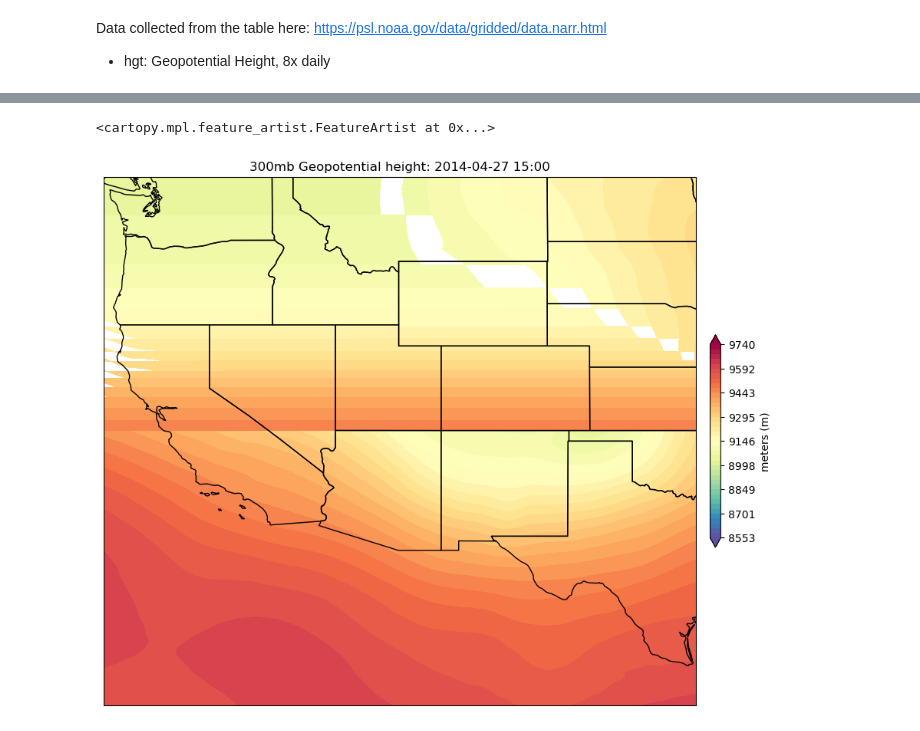
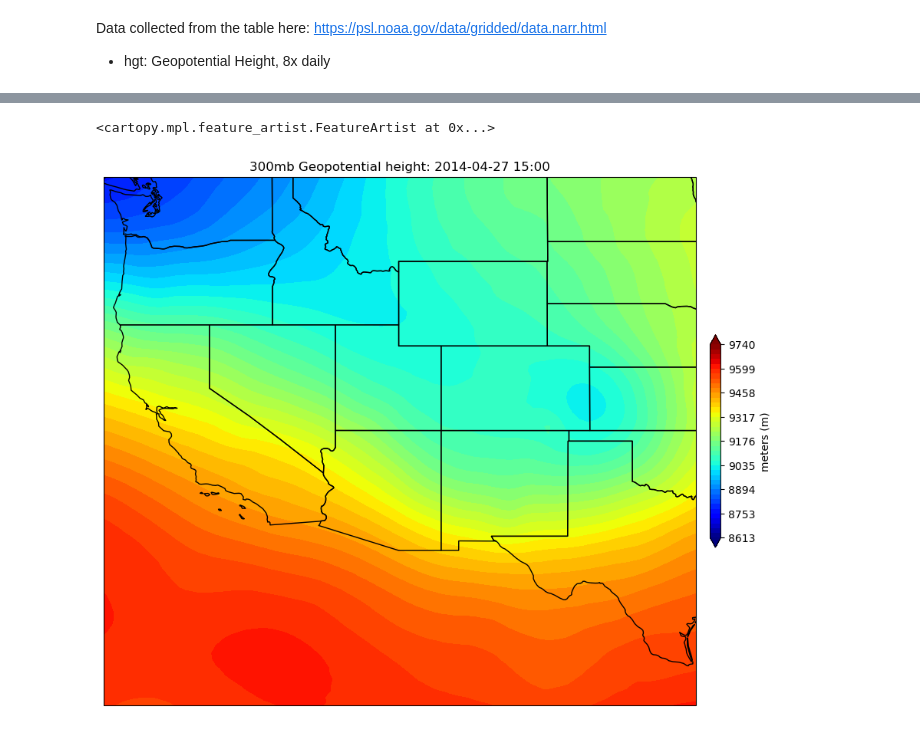
Before and after one commit to jesseturner/Dust_Plumes, a Jupyter notebook: Case_Study.ipynb, the cells around one changed output, grey strips where cells are left out. Drawn from its saved outputs; the diff is of its cells as text; code cells hidden in the pictures.

```diff
--- a/Case_Study.ipynb
+++ b/Case_Study.ipynb
@@ -56,24 +36,27 @@ Data variables:
 # %%
 level = 300  #hPa
 dt = datetime(2014, 4, 27, 15, 0, 0, 0)
+x=slice(3000000, 9000000)
+y=slice(0, 6000000)
 
-hgt_ds_sel = hgt_ds.sel(level=level, time=dt)
+hgt_ds_sel = hgt_ds.sel(level=level, time=dt, x=x, y=y)
 # %%
 projection=ccrs.PlateCarree()
 fig,ax=plt.subplots(1, figsize=(12,12),subplot_kw={'projection': projection})
-cmap = plt.cm.Spectral_r
+cmap = plt.cm.jet
 levels = np.linspace(np.min(hgt_ds_sel.hgt), np.max(hgt_ds_sel.hgt), 41)
 
 ax.set_extent([-125, -97, 24, 49], crs=ccrs.PlateCarree())
 c=ax.contourf(hgt_ds_sel.lon, hgt_ds_sel.lat, hgt_ds_sel.hgt, cmap=cmap, levels=levels, extend='both')
+#c=ax.scatter(hgt_ds_sel.lon, hgt_ds_sel.lat, c=hgt_ds_sel.hgt, cmap=cmap, s=40)
 clb=plt.colorbar(c, shrink=0.3, pad=0.02, ax=ax)
 
 formatted_dt = dt.strftime('%Y-%m-%d %H:%M')
 ax.set_title(str(level)+ 'mb Geopotential height: '+formatted_dt)
 clb.set_label('meters (m)')
 
 
 ax.add_feature(cfeature.STATES)
 # %% [output]
 <cartopy.mpl.feature_artist.FeatureArtist at 0x...>
-[figure, old version]
+[figure, new version]
```
Also changed, not shown: parts of 1 cell of this notebook, 1 other file.
